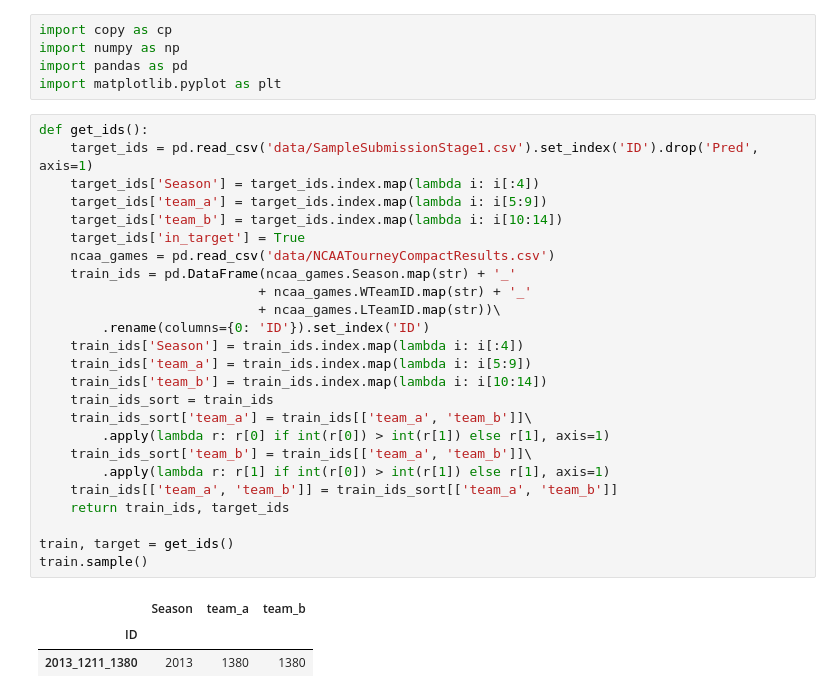
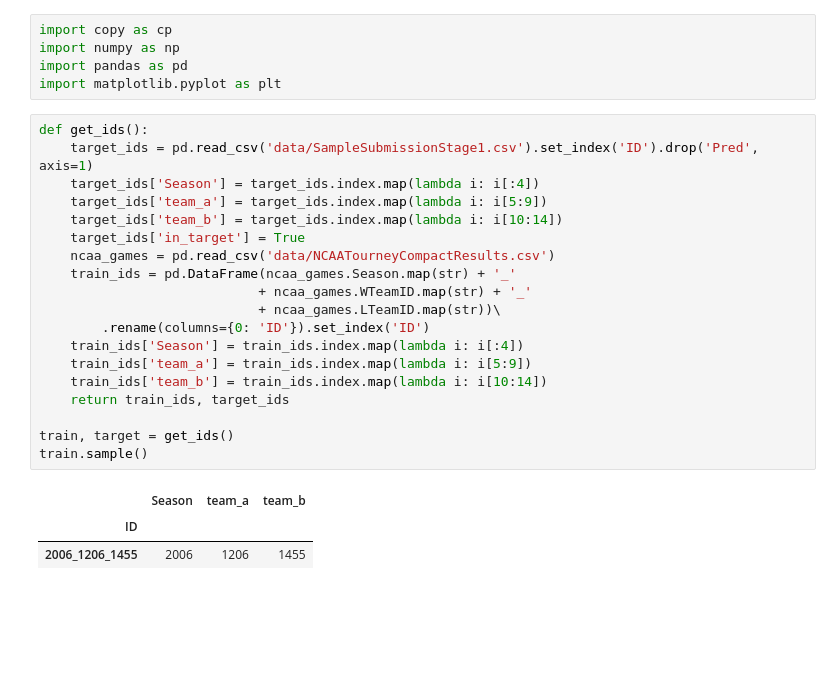
Before and after one commit to TheMoods/MarchMadness, a Jupyter notebook: Baseline_1.ipynb, the cells around one changed output. Cells and saved outputs as stored; diff of their text form; blank space fills up the shorter version.

```diff
--- a/Baseline_1.ipynb
+++ b/Baseline_1.ipynb
@@ -6,29 +6,23 @@ import matplotlib.pyplot as plt
 # %%
 def get_ids():
     target_ids = pd.read_csv('data/SampleSubmissionStage1.csv').set_index('ID').drop('Pred', axis=1)
     target_ids['Season'] = target_ids.index.map(lambda i: i[:4])
     target_ids['team_a'] = target_ids.index.map(lambda i: i[5:9])
     target_ids['team_b'] = target_ids.index.map(lambda i: i[10:14])
     target_ids['in_target'] = True
     ncaa_games = pd.read_csv('data/NCAATourneyCompactResults.csv')
     train_ids = pd.DataFrame(ncaa_games.Season.map(str) + '_'
                             + ncaa_games.WTeamID.map(str) + '_'
                             + ncaa_games.LTeamID.map(str))\
         .rename(columns={0: 'ID'}).set_index('ID')
     train_ids['Season'] = train_ids.index.map(lambda i: i[:4])
     train_ids['team_a'] = train_ids.index.map(lambda i: i[5:9])
     train_ids['team_b'] = train_ids.index.map(lambda i: i[10:14])
-    train_ids_sort = train_ids
-    train_ids_sort['team_a'] = train_ids[['team_a', 'team_b']]\
-        .apply(lambda r: r[0] if int(r[0]) > int(r[1]) else r[1], axis=1)
-    train_ids_sort['team_b'] = train_ids[['team_a', 'team_b']]\
-        .apply(lambda r: r[1] if int(r[0]) > int(r[1]) else r[1], axis=1)
-    train_ids[['team_a', 'team_b']] = train_ids_sort[['team_a', 'team_b']]
     return train_ids, target_ids
 
 train, target = get_ids()
 train.sample()
 # %% [output]
 |  | Season | team_a | team_b |
 | ID |  |  |  |
-| 2013_1211_1380 | 2013 | 1380 | 1380 |
+| 2006_1206_1455 | 2006 | 1206 | 1455 |
```
Also changed, not shown: parts of 15 cells of this notebook, 2 other files.
